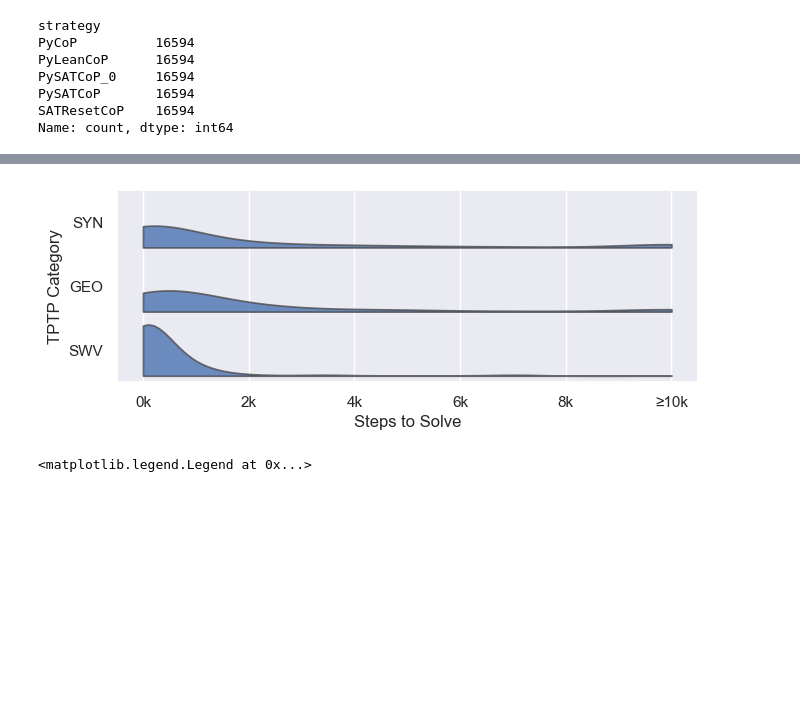
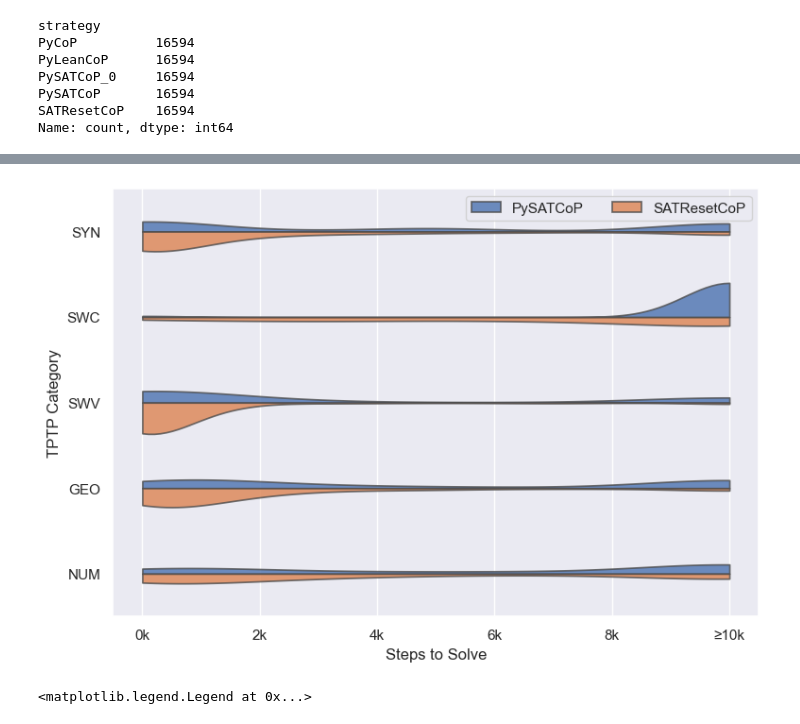
Before and after one commit to mfixman/connections, a Jupyter notebook: jupyter/Vampire.ipynb, the cells around one changed output, grey strips where cells are left out. Cells and saved outputs as stored; diff of their text form; code cells hidden in the pictures; blank space fills up the shorter version.

```diff
--- a/jupyter/Vampire.ipynb
+++ b/jupyter/Vampire.ipynb
@@ -445,16 +445,15 @@ Name: count, dtype: int64
 # %%
 from matplotlib.ticker import FuncFormatter
 
-pyplot.rcParams["figure.figsize"] = (7.5, 1.5)
+pyplot.rcParams["figure.figsize"] = (10, 2.5)
 lim = 10000
 
-down = data[data.strategy.isin(['SATCoP', 'SATResetCoP'])].groupby('problem').filter(lambda x: x.solved.any()).copy()
+down = data[data.strategy.isin(['PySATCoP', 'SATResetCoP'])].groupby('problem').filter(lambda x: x.solved.any()).copy()
 down.loc[~down.solved | (down.steps > lim), 'steps'] = lim
 down.loc[:, 'dummy'] = 'SWV'
 
 seaborn.violinplot(
     down,
-    y = 'dummy',
     x = 'steps',
     hue = down.strategy,
     fill = True,
@@ -467,16 +466,15 @@ seaborn.violinplot(
     legend = True,
 )
 
-pyplot.ylabel('All TPTP Problems')
+# pyplot.ylabel('All TPTP Problems')
 pyplot.xlabel('Steps to Solve')
 
 pyplot.gca().xaxis.set_major_formatter(FuncFormatter(lambda x, _: (f'≥' if x == lim else '') +  f'{int(x // 1000)}k'))
-pyplot.gca().set_xticklabels([])
-pyplot.gca().set_xlabel('')
+pyplot.gca().set_xlabel('Steps to solve')
 pyplot.gca().get_yticklabels()[0].set_color('white')
 pyplot.gca().yaxis.label.set_fontweight('bold')
 
 pyplot.legend(title = '', ncols = 2, loc = 9)
 
-pyplot.savefig('Paris_slides/figures/violinplot_all_problems.png', dpi = 300)
+pyplot.savefig('Vampire/figures/violinplot_all_problems.png', dpi = 300, bbox_inches = 'tight')
 # %% [output]
@@ -484,44 +482,39 @@ pyplot.savefig('Paris_slides/figures/violinplot_all_problems.png', dpi = 300)
 # %%
 from matplotlib.ticker import FuncFormatter
 
+ratio = 1.7
+pyplot.rcParams["figure.figsize"] = (15 / ratio, 10 / ratio)
+
 lim = 10000
-cats = ['SYN', 'GEO', 'SWV']
+cats = ['SYN', 'SWC', 'SWV', 'GEO', 'NUM']
 
-pyplot.rcParams["figure.figsize"] = (7.5, 2.5)
-down = data[data.strategy.isin(['SATCoP', 'SATResetCoP'])].groupby('problem').filter(lambda x: x.solved.any()).copy()
+down = data[data.strategy.isin(['PySATCoP', 'SATResetCoP'])].groupby('problem').filter(lambda x: x.solved.any()).copy()
 down.loc[:, 'category'] = down.problem.str[:3]
 down.loc[~down.solved | (down.steps > lim), 'steps'] = lim
 
 seaborn.violinplot(
     down,
     y = 'category',
     x = 'steps',
     order = cats,
     hue = down.strategy,
     fill = True,
     inner = None,
     split = True,
     cut = 0,
     saturation = 1,
     density_norm = 'area',
     common_norm = True,
     alpha = .8,
-    legend = False,
+    # legend = False,
 )
-
-# ax.get_yticklabels()[0].set_fontweight('bold')
-# ax.get_yticklabels()[0].set_fontsize(12)
-# ax.set_facecolor('#EEEEF5')
 
 pyplot.ylabel('TPTP Category')
 pyplot.xlabel('Steps to Solve')
 
 pyplot.gca().xaxis.set_major_formatter(FuncFormatter(lambda x, _: (f'≥' if x == lim else '') +  f'{int(x // 1000)}k'))
-# pyplot.legend(title = '', ncols = 2, loc = 0)
+pyplot.legend(title = '', ncols = 2, loc = 0)
 
-# pyplot.suptitle(f'Steps needed to solve {len(down)} problems', fontsize = 20)
-# pyplot.title(f'(Violins normalised to the same area)')
-
-pyplot.savefig('Paris_slides/figures/violinplot.png', dpi = 300)
+pyplot.savefig('Vampire/figures/violinplots.png', dpi = 300)
 # %% [output]
-[figure, old version]
+[figure, new version]
```
Also changed, not shown: parts of 2 cells of this notebook, 11 other files.
